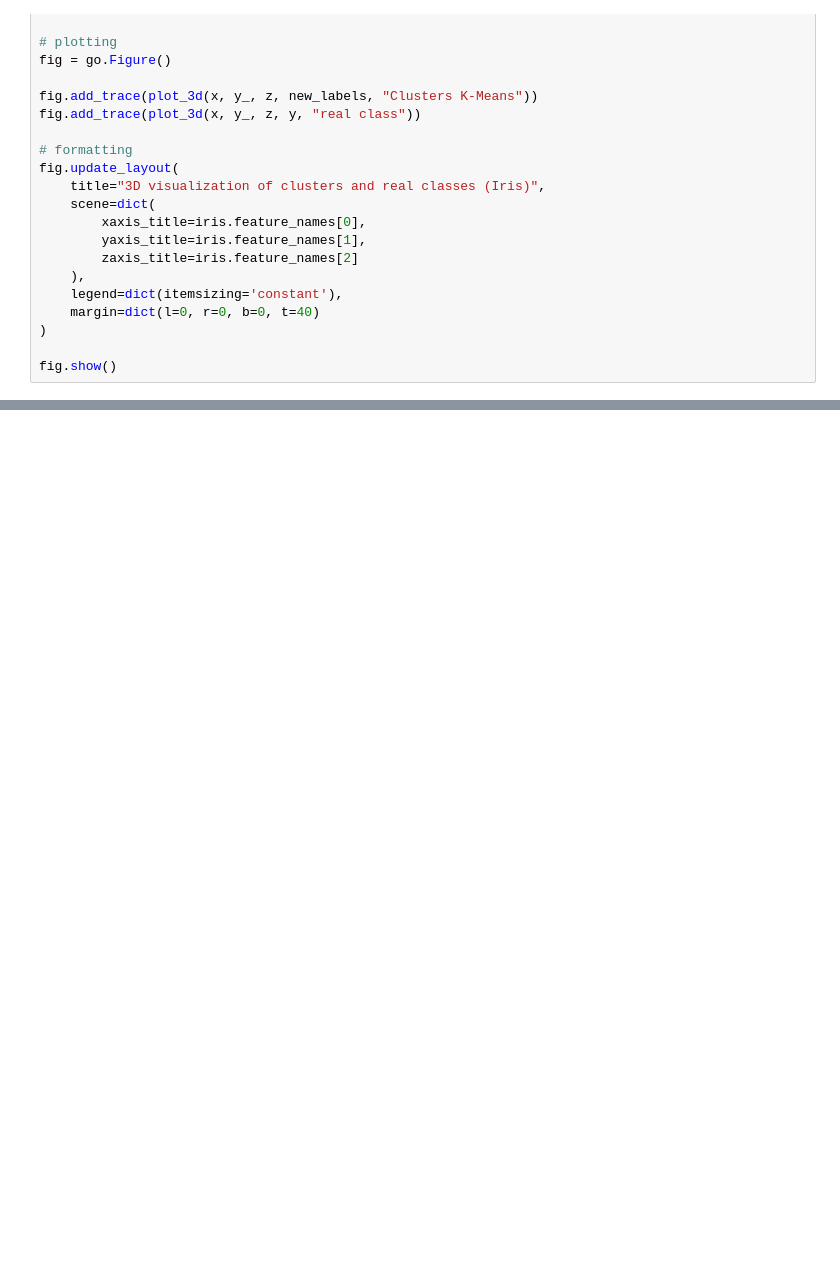
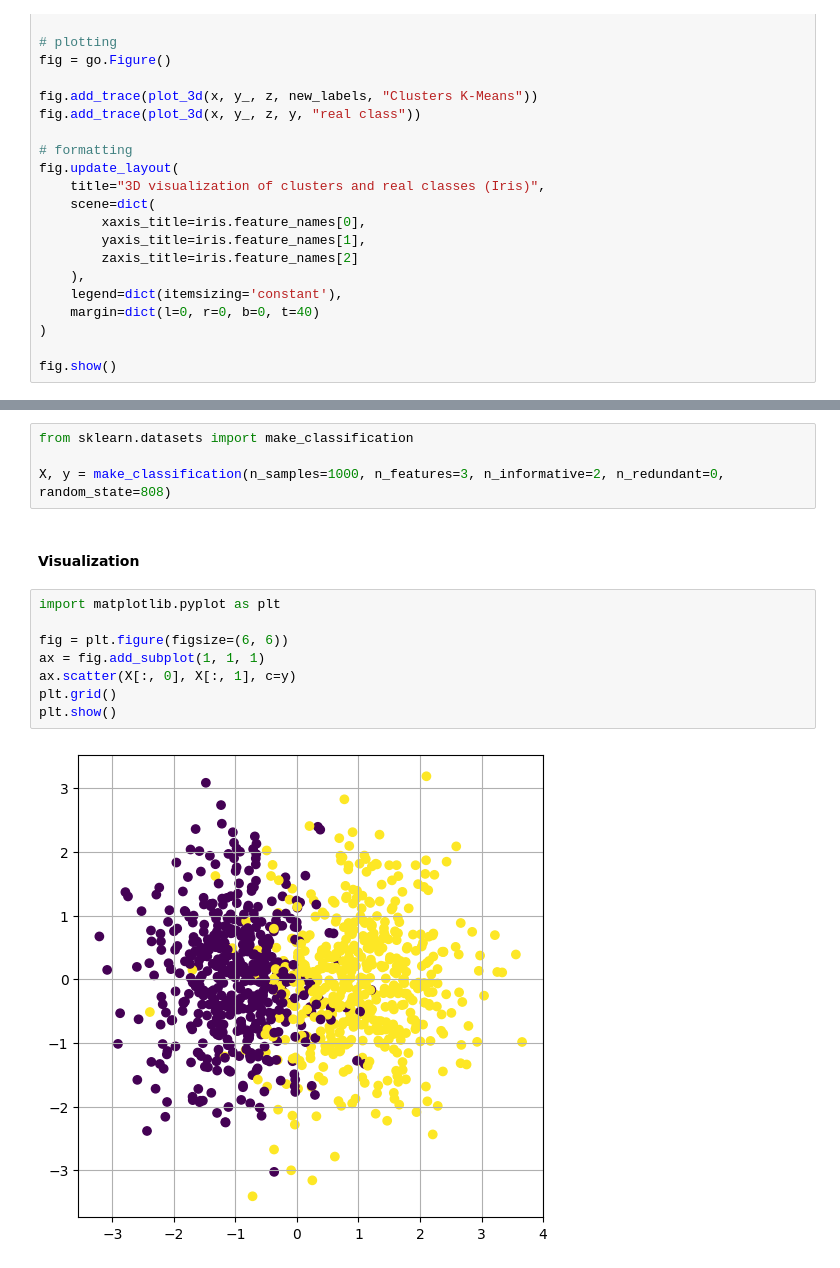
Before and after one commit to Samuel-JULLY/KMUTNB_internship, a Jupyter notebook: OpenClass/class_lvl1.ipynb, the cells around one changed output, grey strips where cells are left out. Drawn from its saved outputs; the diff is of its cells as text; blank space fills up the shorter version.

```diff
--- a/OpenClass/class_lvl1.ipynb
+++ b/OpenClass/class_lvl1.ipynb
@@ -1353,0 +1423,16 @@ fig.show()
+# %%
+from sklearn.datasets import make_classification
+
+X, y = make_classification(n_samples=1000, n_features=3, n_informative=2, n_redundant=0, random_state=808)
+# %% [markdown]
+#### Visualization
+# %%
+import matplotlib.pyplot as plt
+
+fig = plt.figure(figsize=(6, 6))
+ax = fig.add_subplot(1, 1, 1)
+ax.scatter(X[:, 0], X[:, 1], c=y)
+plt.grid()
+plt.show()
+# %% [output]
+[figure, added]
```
Also changed, not shown: parts of 20 cells of this notebook, 1 other file.
